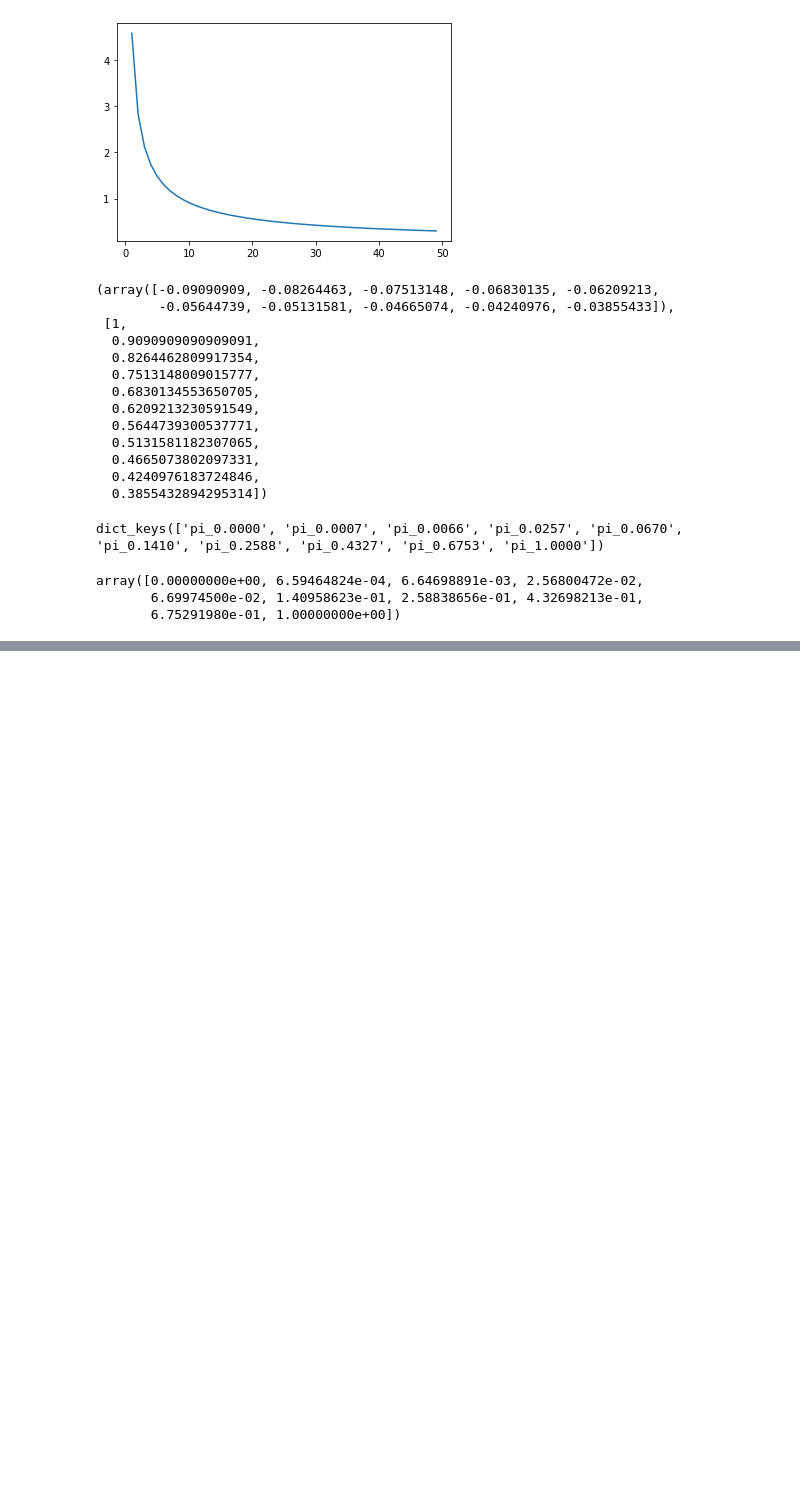
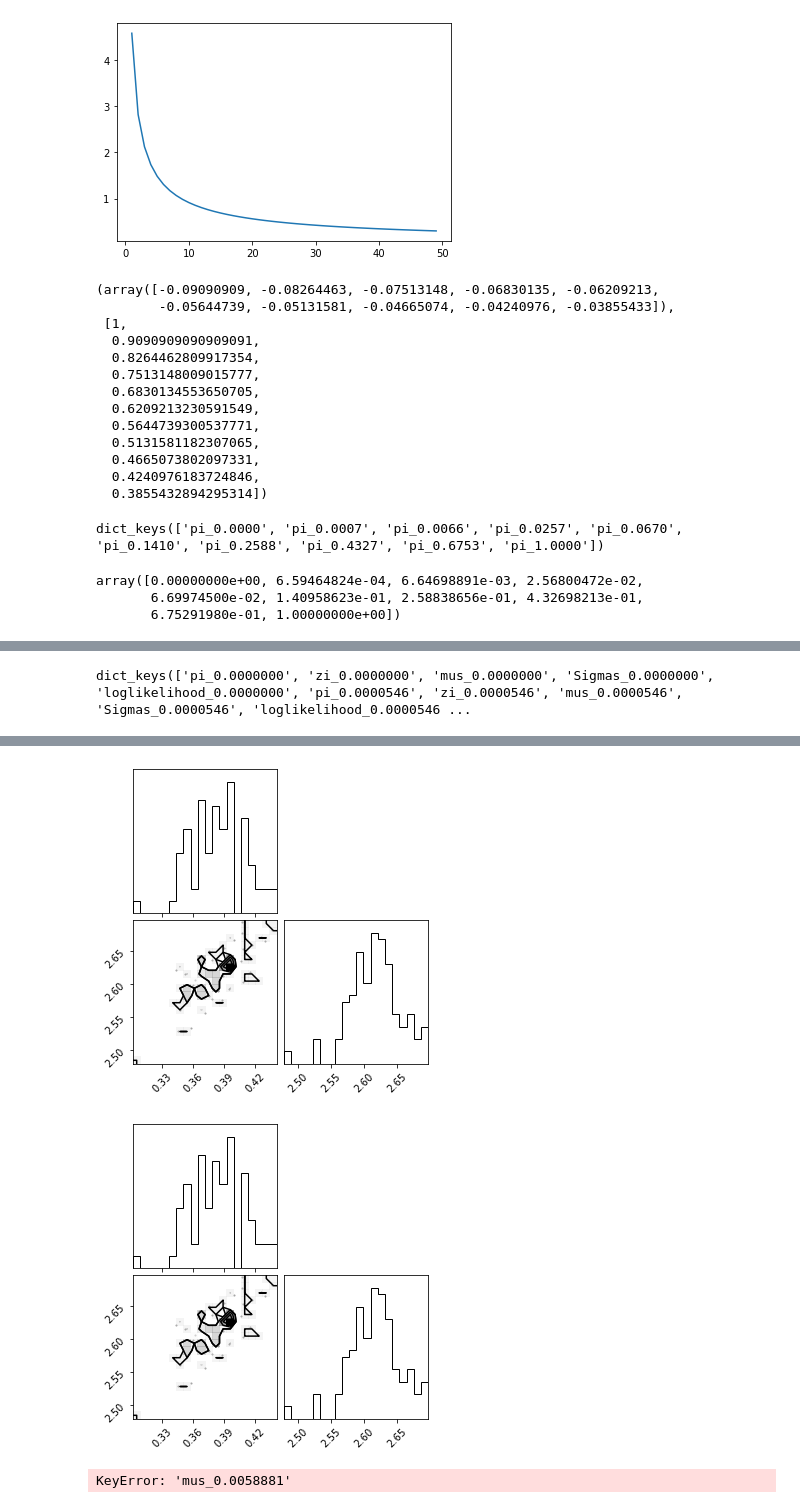
Before and after one commit to Wraithmat/Bayesian-Clustering, a Jupyter notebook: test_.ipynb, the cells around one changed output, grey strips where cells are left out. Drawn from its saved outputs; the diff is of its cells as text; code cells hidden in the pictures; blank space fills up the shorter version.

```diff
--- a/test_.ipynb
+++ b/test_.ipynb
@@ -57,0 +172,14 @@ array([0.00000000e+00, 6.59464824e-04, 6.64698891e-03, 2.56800472e-02,
+# %%
+import numpy as np
+from corner import corner
+
+dict=np.load('parallel_tempering_simulation.npy', allow_pickle=True).item()
+dict.keys()
+# %% [output]
+dict_keys(['pi_0.0000000', 'zi_0.0000000', 'mus_0.0000000', 'Sigmas_0.0000000', 'loglikelihood_0.0000000', 'pi_0.0000546', 'zi_0.0000546', 'mus_0.0000546', 'Sigmas_0.0000546', 'loglikelihood_0.0000546 ...
+# %%
+mask=dict['mus_%.7f'%1][3000:,0,0]>-0.6
+mask=mask*(dict['mus_%.7f'%1][3000:,0,1]>0)
+# %%
+corner(dict['mus_%.7f'%1][3000:,0][mask])
+# %% [output]
@@ -57,0 +187,2 @@ array([0.00000000e+00, 6.59464824e-04, 6.64698891e-03, 2.56800472e-02,
+[figure, added]
+[figure, added]
@@ -57,0 +191,7 @@ array([0.00000000e+00, 6.59464824e-04, 6.64698891e-03, 2.56800472e-02,
+# %%
+plt.scatter(dict['mus_%.7f'%0.0058881][15:,1,0], dict['mus_%.7f'%0.0058881][15:,1,1], c='r', alpha=0.5)
+plt.scatter(dict['mus_%.7f'%0.0058881][15:,2,0], dict['mus_%.7f'%0.0058881][15:,2,1], c='g', alpha=0.5)
+plt.scatter(dict['mus_%.7f'%0.0058881][20:,0,0], dict['mus_%.7f'%0.0058881][20:,0,1], c='b', alpha=0.5)
+plt.plot(data[:,0], data[:,1], 'x', alpha=0.3)
+# %% [output]
+KeyError: 'mus_0.0058881'
```
Also changed, not shown: parts of 21 cells of this notebook, 3 other files.
